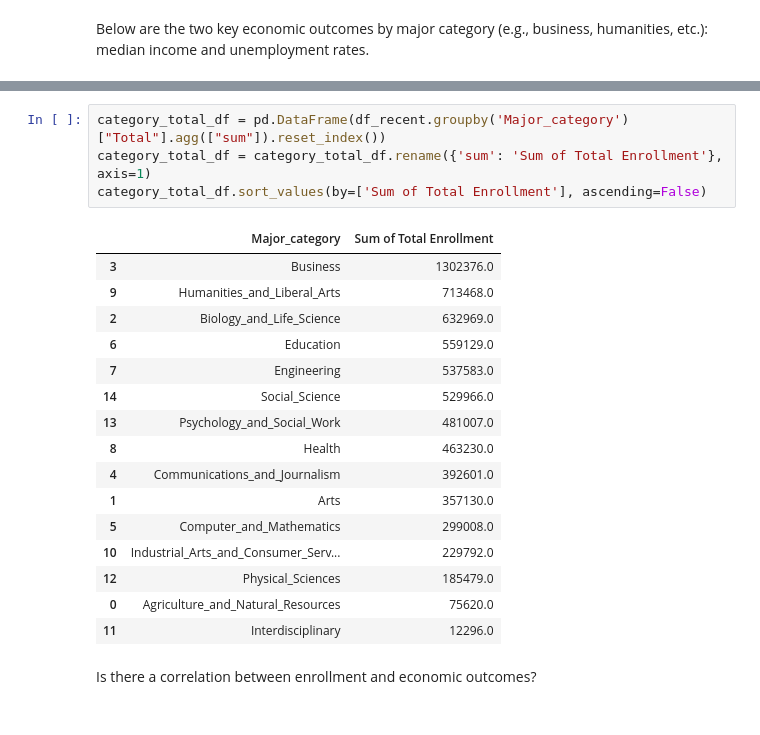
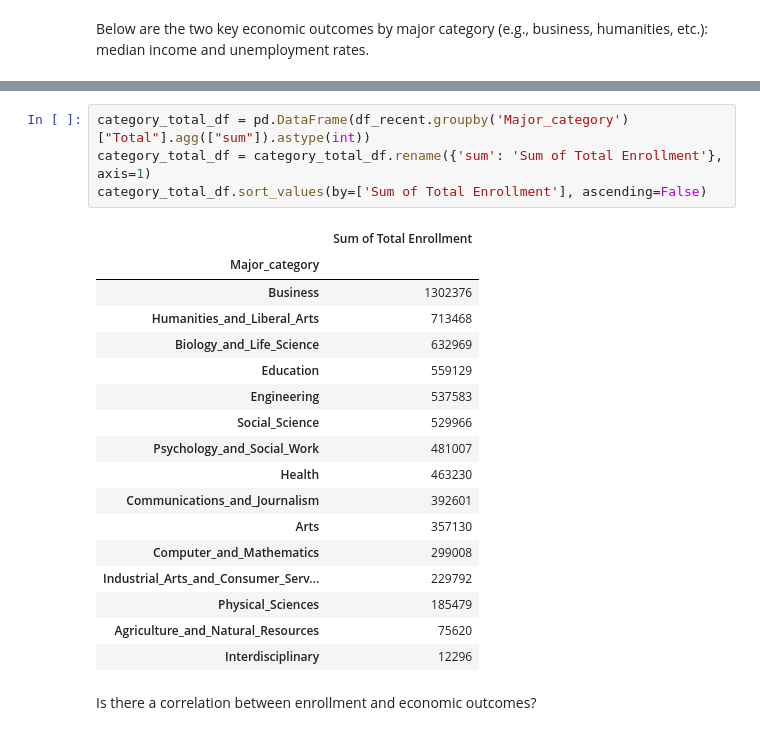
Before and after one commit to pscharfe/538-College-Majors-Analysis, a Jupyter notebook: clustering_college_majors.ipynb, the cells around one changed output, grey strips where cells are left out. Drawn from its saved outputs; the diff is of its cells as text.

```diff
--- a/clustering_college_majors.ipynb
+++ b/clustering_college_majors.ipynb
@@ -166,24 +170,25 @@ The following major categories attract the largest absolute number of students.
 # %%
-category_total_df = pd.DataFrame(df_recent.groupby('Major_category')["Total"].agg(["sum"]).reset_index())
+category_total_df = pd.DataFrame(df_recent.groupby('Major_category')["Total"].agg(["sum"]).astype(int))
 category_total_df = category_total_df.rename({'sum': 'Sum of Total Enrollment'}, axis=1)
 category_total_df.sort_values(by=['Sum of Total Enrollment'], ascending=False)
 # %% [output]
-|  | Major_category | Sum of Total Enrollment |
-| 3 | Business | 1302376.0 |
-| 9 | Humanities_and_Liberal_Arts | 713468.0 |
-| 2 | Biology_and_Life_Science | 632969.0 |
-| 6 | Education | 559129.0 |
-| 7 | Engineering | 537583.0 |
-| 14 | Social_Science | 529966.0 |
-| 13 | Psychology_and_Social_Work | 481007.0 |
-| 8 | Health | 463230.0 |
-| 4 | Communications_and_Journalism | 392601.0 |
-| 1 | Arts | 357130.0 |
-| 5 | Computer_and_Mathematics | 299008.0 |
-| 10 | Industrial_Arts_and_Consumer_Serv... | 229792.0 |
-| 12 | Physical_Sciences | 185479.0 |
-| 0 | Agriculture_and_Natural_Resources | 75620.0 |
-| 11 | Interdisciplinary | 12296.0 |
+|  | Sum of Total Enrollment |
+| Major_category |  |
+| Business | 1302376 |
+| Humanities_and_Liberal_Arts | 713468 |
+| Biology_and_Life_Science | 632969 |
+| Education | 559129 |
+| Engineering | 537583 |
+| Social_Science | 529966 |
+| Psychology_and_Social_Work | 481007 |
+| Health | 463230 |
+| Communications_and_Journalism | 392601 |
+| Arts | 357130 |
+| Computer_and_Mathematics | 299008 |
+| Industrial_Arts_and_Consumer_Serv... | 229792 |
+| Physical_Sciences | 185479 |
+| Agriculture_and_Natural_Resources | 75620 |
+| Interdisciplinary | 12296 |
 # %% [markdown]
 Is there a correlation between enrollment and economic outcomes?
 # %%
```
Also changed, not shown: parts of 30 cells of this notebook.
